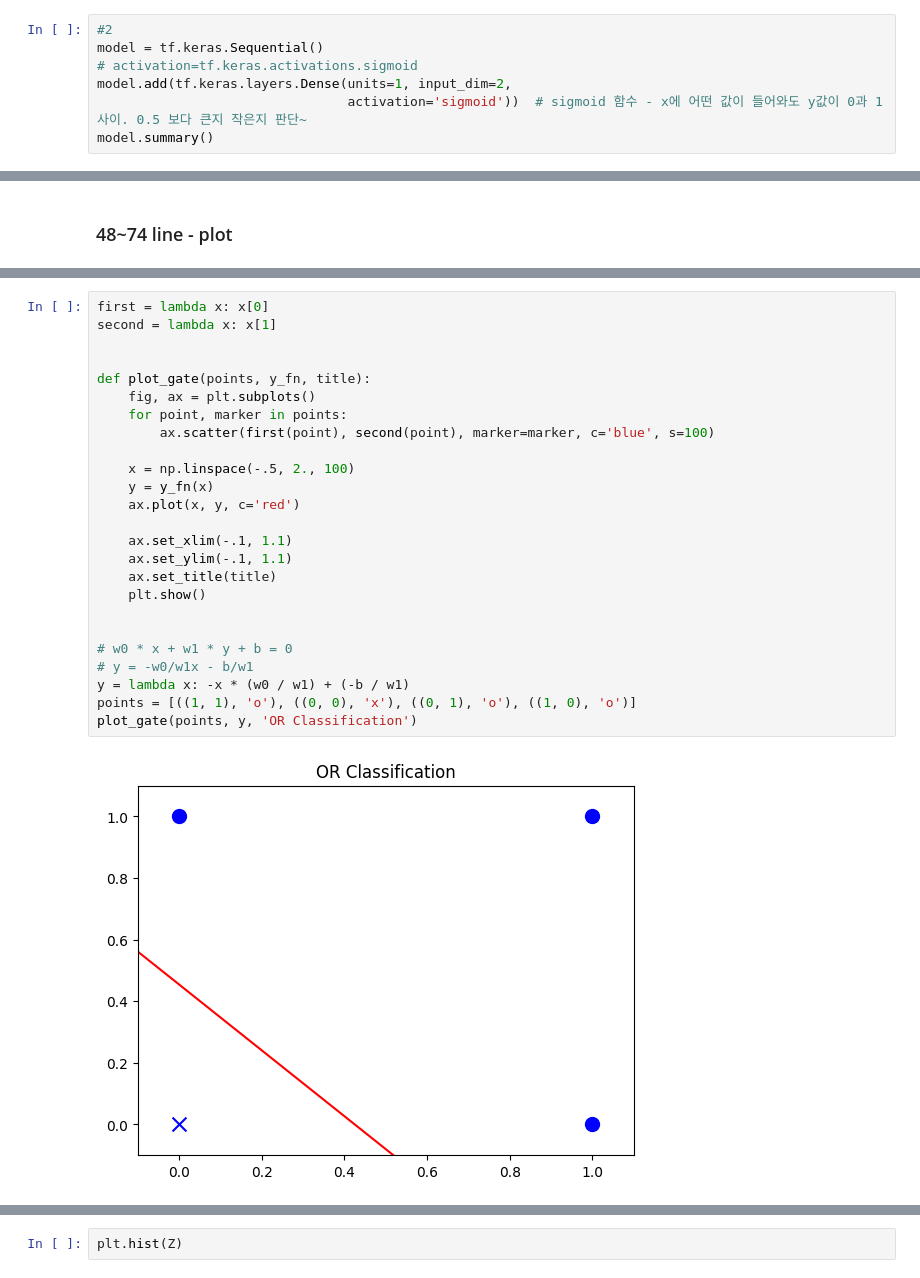
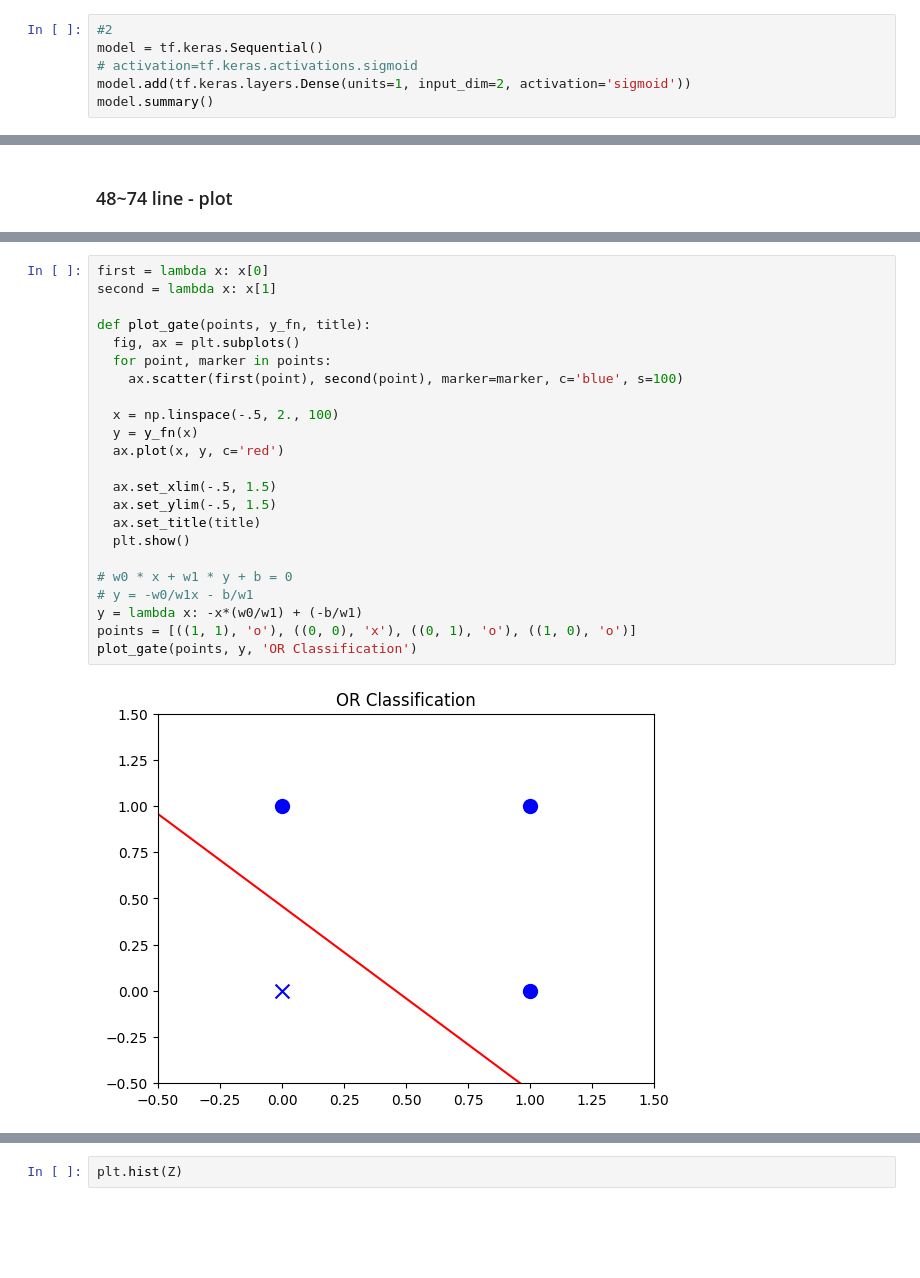
Before and after one commit to KHEN-ROE/Tensorflow, a Jupyter notebook: DeepLearning2020/notebooks/tf_05.ipynb, the cells around one changed output, grey strips where cells are left out. Cells and saved outputs as stored; diff of their text form; blank space fills up the shorter version.

```diff
--- a/DeepLearning2020/notebooks/tf_05.ipynb
+++ b/DeepLearning2020/notebooks/tf_05.ipynb
@@ -59,7 +54,6 @@ array([[0.],
 #2
 model = tf.keras.Sequential()
 # activation=tf.keras.activations.sigmoid
-model.add(tf.keras.layers.Dense(units=1, input_dim=2,
-                                activation='sigmoid'))  # sigmoid 함수 - x에 어떤 값이 들어와도 y값이 0과 1 사이. 0.5 보다 큰지 작은지 판단~
+model.add(tf.keras.layers.Dense(units=1, input_dim=2, activation='sigmoid'))
 model.summary()
 # %% [output]
@@ -322,29 +301,27 @@ print("{:>.2f}*x {:+.2f}*y {:+.2f} = 0".format(w0, w1, b))
 # %%
 first = lambda x: x[0]
 second = lambda x: x[1]
 
+def plot_gate(points, y_fn, title):
+  fig, ax = plt.subplots()
+  for point, marker in points:
+    ax.scatter(first(point), second(point), marker=marker, c='blue', s=100)
 
-def plot_gate(points, y_fn, title):
-    fig, ax = plt.subplots()
-    for point, marker in points:
-        ax.scatter(first(point), second(point), marker=marker, c='blue', s=100)
+  x = np.linspace(-.5, 2., 100)
+  y = y_fn(x)
+  ax.plot(x, y, c='red')
 
-    x = np.linspace(-.5, 2., 100)
-    y = y_fn(x)
-    ax.plot(x, y, c='red')
-
-    ax.set_xlim(-.1, 1.1)
-    ax.set_ylim(-.1, 1.1)
-    ax.set_title(title)
-    plt.show()
-
+  ax.set_xlim(-.5, 1.5)
+  ax.set_ylim(-.5, 1.5)
+  ax.set_title(title)
+  plt.show()
 
 # w0 * x + w1 * y + b = 0
 # y = -w0/w1x - b/w1
-y = lambda x: -x * (w0 / w1) + (-b / w1)
+y = lambda x: -x*(w0/w1) + (-b/w1)
 points = [((1, 1), 'o'), ((0, 0), 'x'), ((0, 1), 'o'), ((1, 0), 'o')]
 plot_gate(points, y, 'OR Classification')
 # %% [output]
-[figure, old version]
+[figure, new version]
 # %%
 fig, ax = plt.subplots()
```
Also changed, not shown: parts of 195 cells of this notebook, 6 other files.
